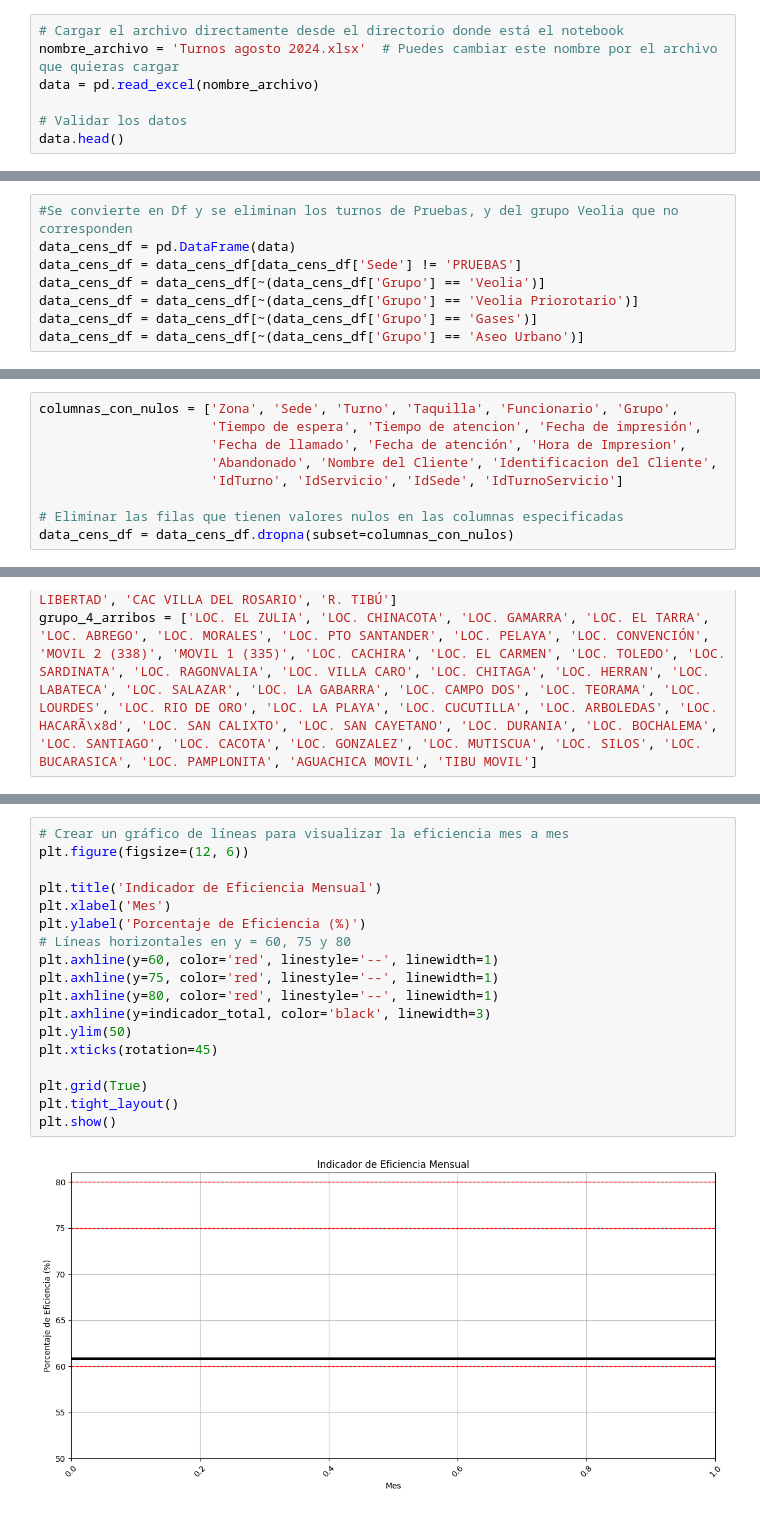
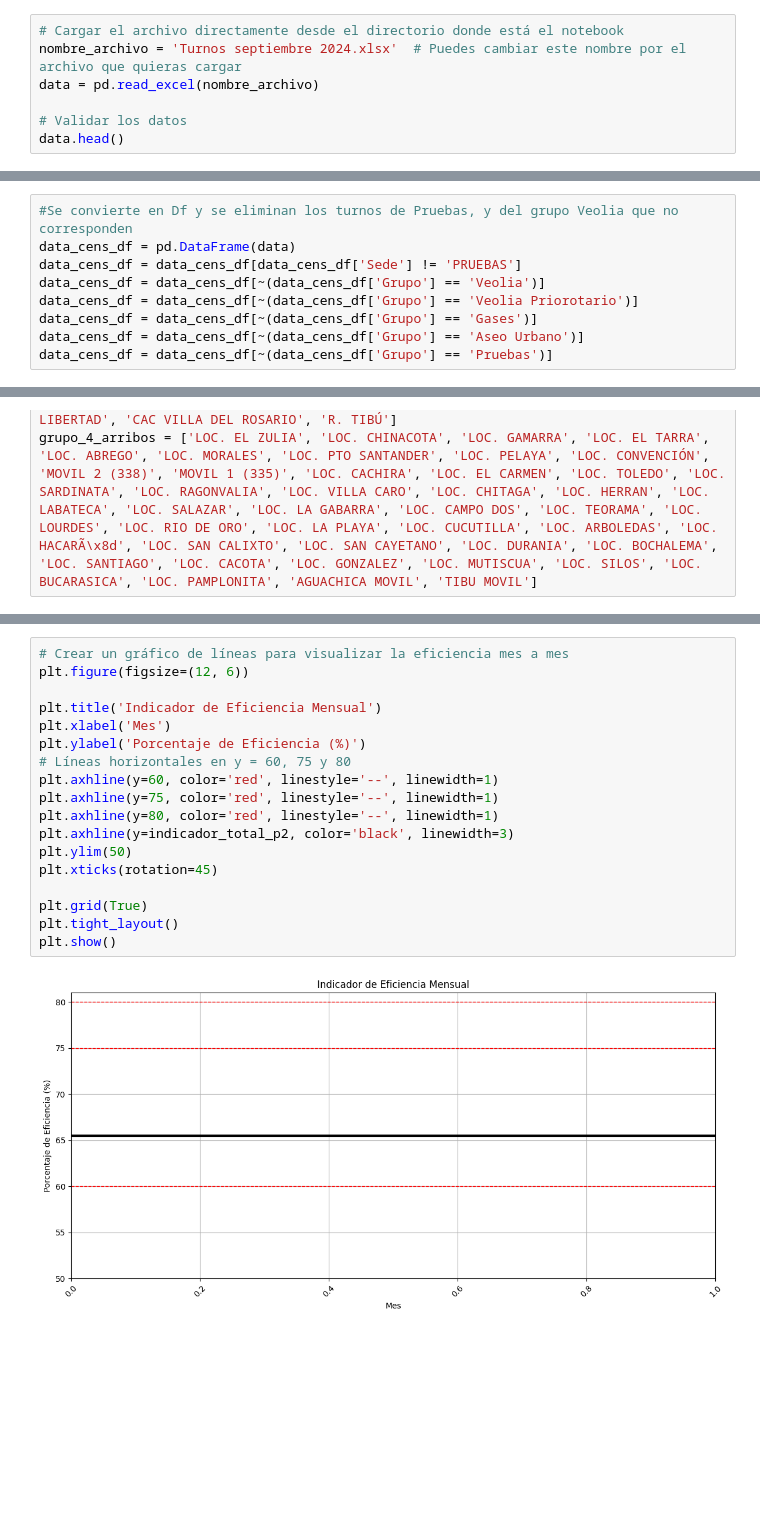
Before and after one commit to Andr3yP/Indicador_eficiencia_Ofosi_Cens, a Jupyter notebook: Indicador_eficiencia.ipynb, the cells around one changed output, grey strips where cells are left out. Cells and saved outputs as stored; diff of their text form; blank space fills up the shorter version.

```diff
--- a/Indicador_eficiencia.ipynb
+++ b/Indicador_eficiencia.ipynb
@@ -11,6 +11,6 @@ from IPython.display import display
 # %%
 # Cargar el archivo directamente desde el directorio donde está el notebook
-nombre_archivo = 'Turnos agosto 2024.xlsx'  # Puedes cambiar este nombre por el archivo que quieras cargar
+nombre_archivo = 'Turnos septiembre 2024.xlsx'  # Puedes cambiar este nombre por el archivo que quieras cargar
 data = pd.read_excel(nombre_archivo)
 
 # Validar los datos
@@ -61,6 +63,7 @@ data_cens_df = data_cens_df[~(data_cens_df['Grupo'] == 'Veolia')]
 data_cens_df = data_cens_df[~(data_cens_df['Grupo'] == 'Veolia Priorotario')]
 data_cens_df = data_cens_df[~(data_cens_df['Grupo'] == 'Gases')]
 data_cens_df = data_cens_df[~(data_cens_df['Grupo'] == 'Aseo Urbano')]
+data_cens_df = data_cens_df[~(data_cens_df['Grupo'] == 'Pruebas')]
 # %%
 #Validar valores nulos
 valores_nulos = pd.DataFrame(data_cens_df
@@ -125,9 +127,0 @@ IdTurnoServicio                0
-# %%
-columnas_con_nulos = ['Zona', 'Sede', 'Turno', 'Taquilla', 'Funcionario', 'Grupo',
-                      'Tiempo de espera', 'Tiempo de atencion', 'Fecha de impresión',
-                      'Fecha de llamado', 'Fecha de atención', 'Hora de Impresion',
-                      'Abandonado', 'Nombre del Cliente', 'Identificacion del Cliente',
-                      'IdTurno', 'IdServicio', 'IdSede', 'IdTurnoServicio']
-
-# Eliminar las filas que tienen valores nulos en las columnas especificadas
-data_cens_df = data_cens_df.dropna(subset=columnas_con_nulos)
@@ -642,20 +792,20 @@ plt.show()
 # %%
 # Crear un gráfico de líneas para visualizar la eficiencia mes a mes
 plt.figure(figsize=(12, 6))
 
 plt.title('Indicador de Eficiencia Mensual')
 plt.xlabel('Mes')
 plt.ylabel('Porcentaje de Eficiencia (%)')
 # Líneas horizontales en y = 60, 75 y 80
 plt.axhline(y=60, color='red', linestyle='--', linewidth=1)
 plt.axhline(y=75, color='red', linestyle='--', linewidth=1)
 plt.axhline(y=80, color='red', linestyle='--', linewidth=1)
-plt.axhline(y=indicador_total, color='black', linewidth=3)
+plt.axhline(y=indicador_total_p2, color='black', linewidth=3)
 plt.ylim(50)
 plt.xticks(rotation=45)
 
 plt.grid(True)
 plt.tight_layout()
 plt.show()
 # %% [output]
-[figure, old version]
+[figure, new version]
```
Also changed, not shown: parts of 54 cells of this notebook.
